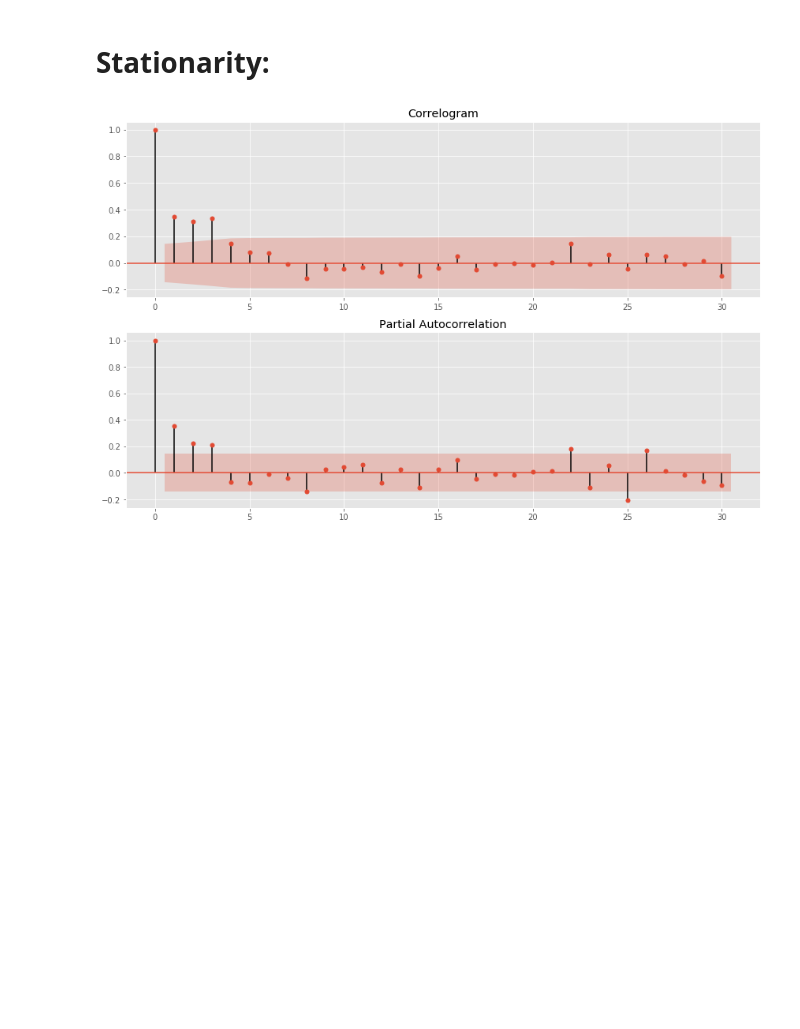
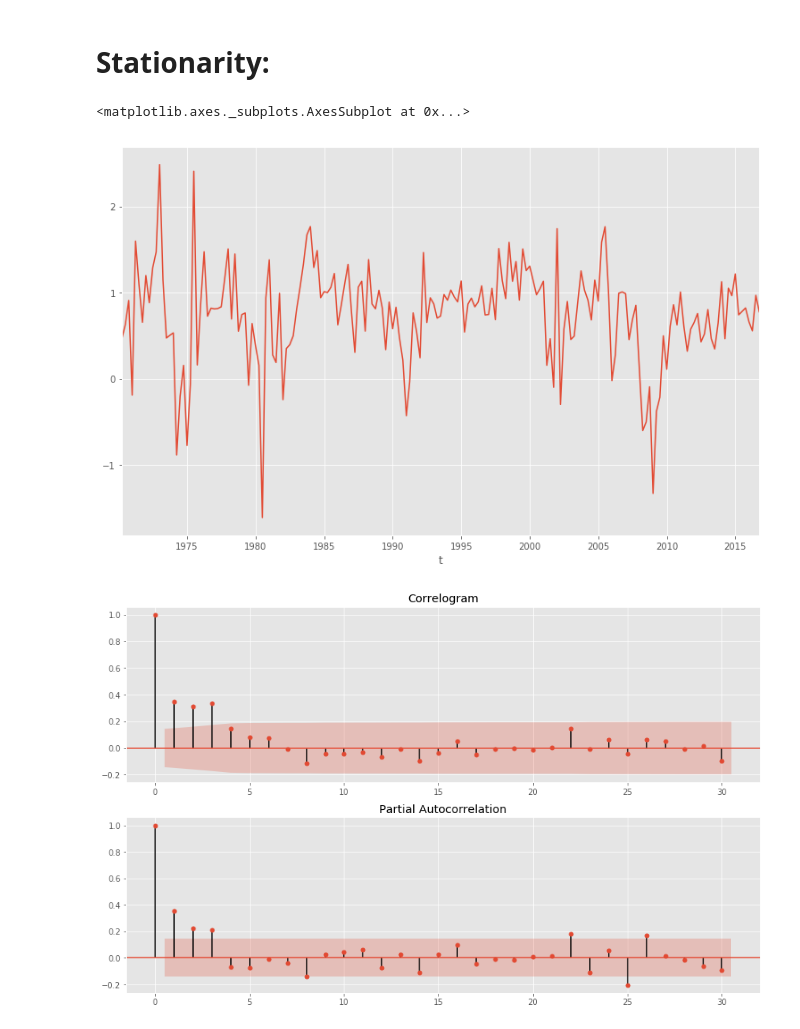
Before and after one commit to a4shubert/statslib, a Jupyter notebook: jupyter/Time Series Linear Model.ipynb, the cells around one changed output. Cells and saved outputs as stored; diff of their text form; code cells hidden in the pictures; blank space fills up the shorter version.

```diff
--- a/jupyter/Time Series Linear Model.ipynb
+++ b/jupyter/Time Series Linear Model.ipynb
@@ -52,6 +52,11 @@ df.set_index('date', inplace=True)
 # Stationarity:
 # %%
 y = df.Consumption
+# %%
+y.plot(figsize=figsize)
+# %% [output]
+<matplotlib.axes._subplots.AxesSubplot at 0x...>
+[figure, added]
 # %%
 stb.stat_plots.plot_acf_pcf(y)
 # %% [output]
```
Also changed, not shown: parts of 24 cells of this notebook, 7 other files.
